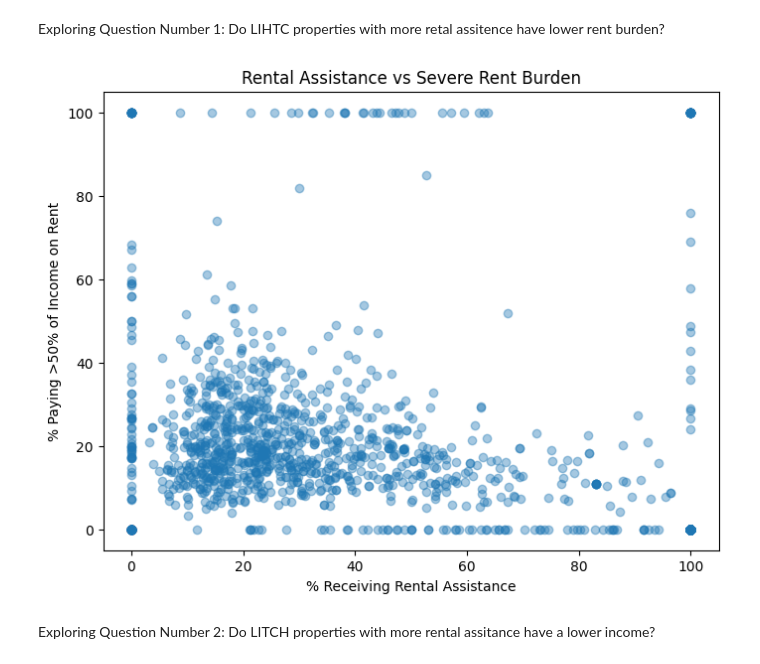
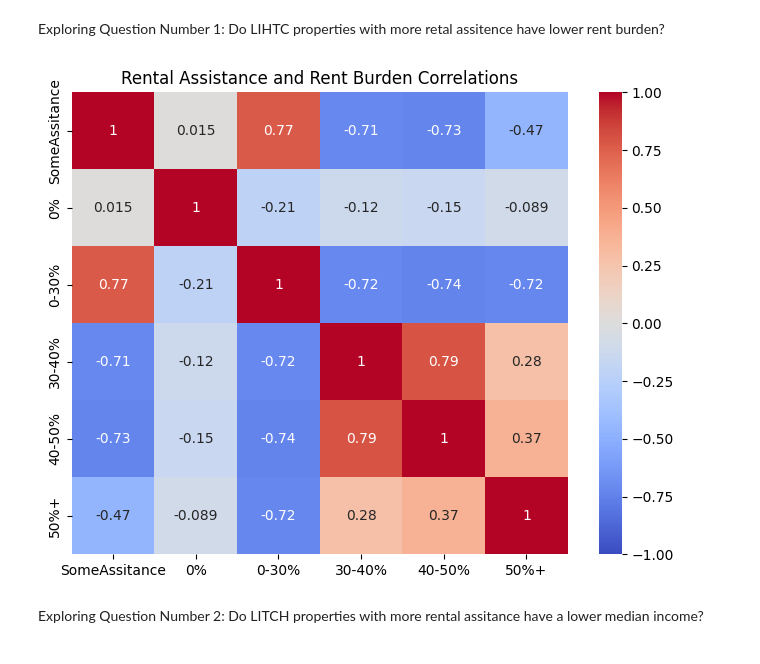
Before and after one commit to bitriagaleonela40-cmd/housing-research, a Jupyter notebook: Housing.ipynb, the cells around one changed output. Drawn from its saved outputs; the diff is of its cells as text; code cells hidden in the pictures.

```diff
--- a/Housing.ipynb
+++ b/Housing.ipynb
@@ -331,46 +331,49 @@ Exploring Question Number 1: Do LIHTC properties with more retal assitence have
 # %%
 #Create a data frame that includes: rental assitance, rent burden, and city, property name, and state.
 
-Question_one = housing_df[['state', 'propertyname' ,'city','UNITS_RNTASSTNCE_MSNG_PCT', 'UNITS_RNTASSTNCE_RPTD_0_PCT',
-       'UNITS_RNTASSTNCE_RPTD_GRT0_PCT', 'UNITS_INC_RNT_RPTD_PCT', 'UNITS_INC_RNT_0_PCT',
+Question_one = housing_df[['state', 'propertyname' ,'city', 'UNITS_RNTASSTNCE_RPTD_0_PCT',
+       'UNITS_RNTASSTNCE_RPTD_GRT0_PCT', 'UNITS_INC_RNT_0_PCT',
        'UNITS_INC_RNT_0_30_PCT', 'UNITS_INC_RNT_30_40_PCT',
        'UNITS_INC_RNT_40_50_PCT', 'UNITS_INC_RNT_GRT_50_PCT',
-       'UNITS_INC_RNT_NOT_CAL_PCT']]
+       ]]
 
 #Rename varibles (Assitance)
-Question_one = Question_one.rename(columns={"UNITS_RNTASSTNCE_MSNG_PCT": "Missing"})
 Question_one = Question_one.rename(columns={"UNITS_RNTASSTNCE_RPTD_0_PCT": "NoAssitance"})
 Question_one = Question_one.rename(columns={"UNITS_RNTASSTNCE_RPTD_GRT0_PCT": "SomeAssitance"})
 #(Rent Burden)
-Question_one = Question_one.rename(columns={"UNITS_INC_RNT_RPTD_PCT": "IncomeAndRentRprt"})
-Question_one = Question_one.rename(columns={"UNITS_INC_RNT_0_PCT": "0%ofIncome"})
-Question_one = Question_one.rename(columns={"UNITS_INC_RNT_0_30_PCT": "0-30%ofIncome"})
-Question_one = Question_one.rename(columns={"UNITS_INC_RNT_30_40_PCT": "30-40%ofIncome"})
-Question_one = Question_one.rename(columns={"UNITS_INC_RNT_40_50_PCT": "40-50%ofIncome"})
-Question_one = Question_one.rename(columns={"UNITS_INC_RNT_GRT_50_PCT": "50%ofIncome+"})
-Question_one = Question_one.rename(columns={"UNITS_INC_RNT_NOT_CAL_PCT": "NotCalculated"})
+Question_one = Question_one.rename(columns={"UNITS_INC_RNT_0_PCT": "0%"})
+Question_one = Question_one.rename(columns={"UNITS_INC_RNT_0_30_PCT": "0-30%"})
+Question_one = Question_one.rename(columns={"UNITS_INC_RNT_30_40_PCT": "30-40%"})
+Question_one = Question_one.rename(columns={"UNITS_INC_RNT_40_50_PCT": "40-50%"})
+Question_one = Question_one.rename(columns={"UNITS_INC_RNT_GRT_50_PCT": "50%+"})
+
 
 #Drop null values
-for col in ['state', 'propertyname', 'city', 'Missing', 'NoAssitance','SomeAssitance', 'IncomeAndRentRprt', '0%ofIncome', '0-30%ofIncome','30-40%ofIncome', '40-50%ofIncome', '50%ofIncome+', 'NotCalculated']:
+for col in ['state', 'propertyname', 'city', 'NoAssitance', 'SomeAssitance', '0%', '0-30%','30-40%', '40-50%', '50%+']:
   Question_one[col] = Question_one[col].replace(-4, np.nan)
 
 Question_one = Question_one.dropna(axis = 0, how = 'any', subset = None)
 
 #Data visualisation
+cols = [
+    'SomeAssitance',
+    '0%',
+    '0-30%',
+    '30-40%',
+    '40-50%',
+    '50%+'
+]
+
+corr = Question_one[cols].corr()
+
 plt.figure(figsize=(8,6))
+sns.heatmap(corr, annot=True, cmap='coolwarm', vmin=-1, vmax=1)
 
-plt.scatter(Question_one['SomeAssitance'],
-            Question_one['50%ofIncome+'],
-            alpha=0.4)
-
-plt.xlabel('% Receiving Rental Assistance')
-plt.ylabel('% Paying >50% of Income on Rent')
-plt.title('Rental Assistance vs Severe Rent Burden')
-
+plt.title("Rental Assistance and Rent Burden Correlations")
 plt.show()
 # %% [output]
-[figure, old version]
+[figure, new version]
 # %% [markdown]
-Exploring Question Number 2: Do LITCH properties with more rental assitance have a lower income?
+Exploring Question Number 2: Do LITCH properties with more rental assitance have a lower median income?
 # %%
 #Create a data frame with household income and rental assitance
```
Also changed, not shown: parts of 2 cells of this notebook.
